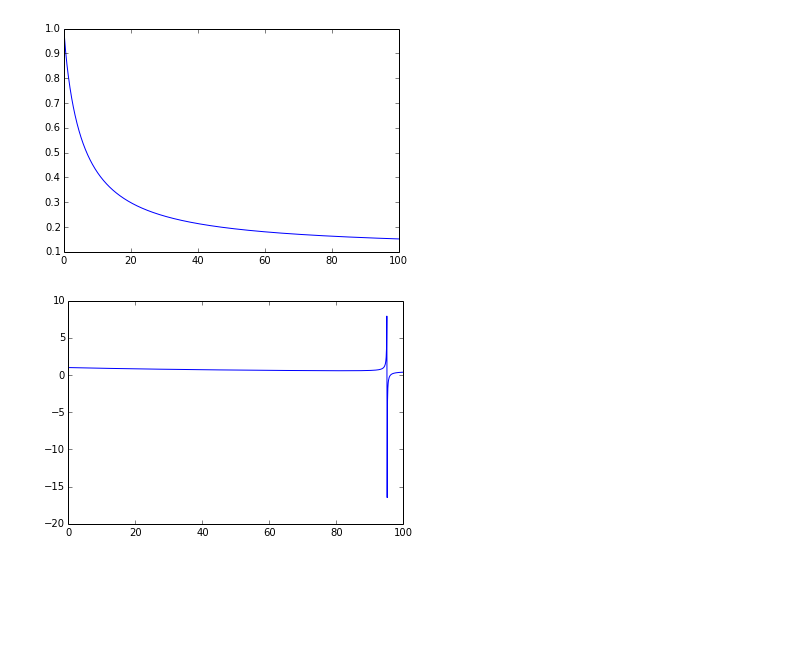
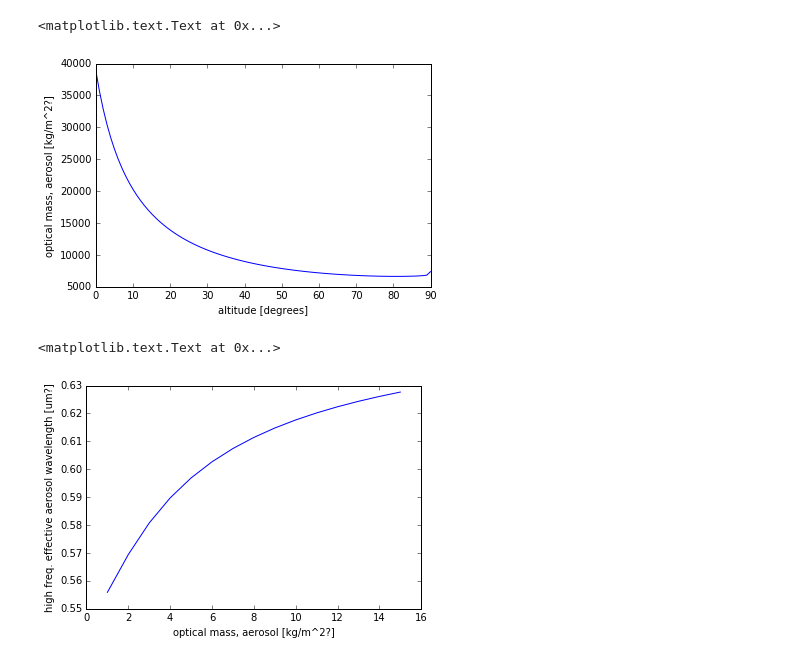
Before and after one commit to pingswept/pysolar, a Jupyter notebook: pysolar/rest2-validation.ipynb, the cells around one changed output. Cells and saved outputs as stored; diff of their text form; code cells hidden in the pictures; blank space fills up the shorter version.

Commit message:
Restarting work on REST2 validation

```diff
--- a/pysolar/rest2-validation.ipynb
+++ b/pysolar/rest2-validation.ipynb
@@ -20,11 +0,0 @@ low-frequency
-# %%
-mRprime = linspace(0, 100, 1000)
-high = map(lambda mRprime: rest.get_rayleigh_transmittance('high-frequency', mRprime), mRprime)
-low = map(lambda mRprime: rest.get_rayleigh_transmittance('low-frequency', mRprime), mRprime)
-plot(mRprime, high)
-show()
-plot(mRprime, low)
-show()
-# %% [output]
-[figure, removed]
-[figure, removed]
@@ -30,0 +5,21 @@ show()
+# %%
+from pysolar.rest import *
+get_broadband_direct_normal_irradiance(45.0)
+altitude = np.linspace(0, 90, 90)
+#ma = np.array(map(get_optical_mass_aerosol, altitude))
+ma = np.array([get_optical_mass_aerosol(alt) for alt in altitude])
+plt.plot(altitude, ma)
+plt.xlabel("altitude [degrees]")
+plt.ylabel("optical mass, aerosol [kg/m^2?]")
+# %% [output]
+<matplotlib.text.Text at 0x...>
+[figure, added]
+# %%
+air_masses = np.linspace(1, 15, 15)
+eff_aero_wavelength = np.array([get_effective_aerosol_wavelength("high-frequency", mass, 1.3, 0.6) for mass in air_masses])
+plt.plot(air_masses, eff_aero_wavelength)
+plt.xlabel("optical mass, aerosol [kg/m^2?]")
+plt.ylabel("high freq. effective aerosol wavelength [um?]")
+# %% [output]
+<matplotlib.text.Text at 0x...>
+[figure, added]
```
Also changed, not shown: parts of 3 cells of this notebook.
